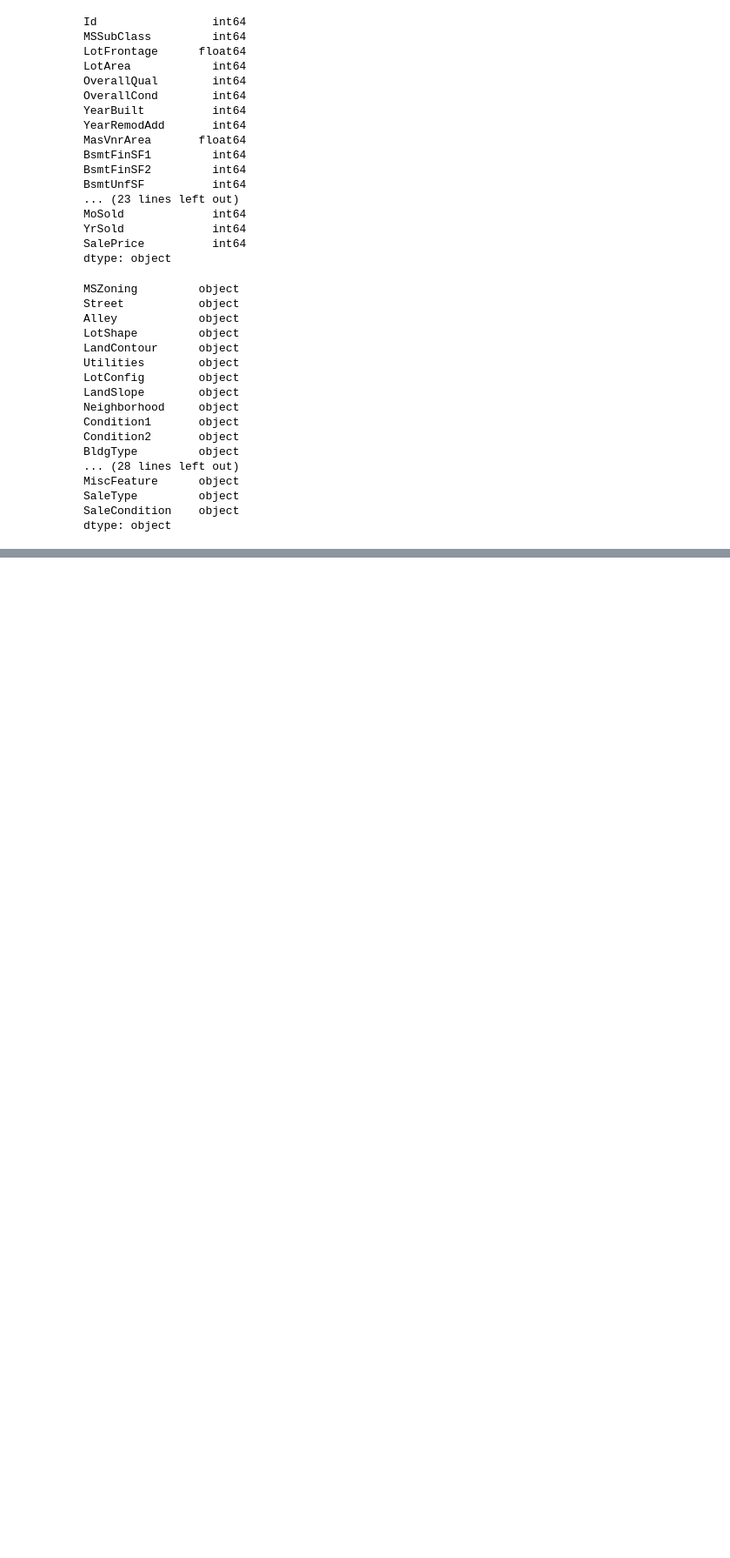
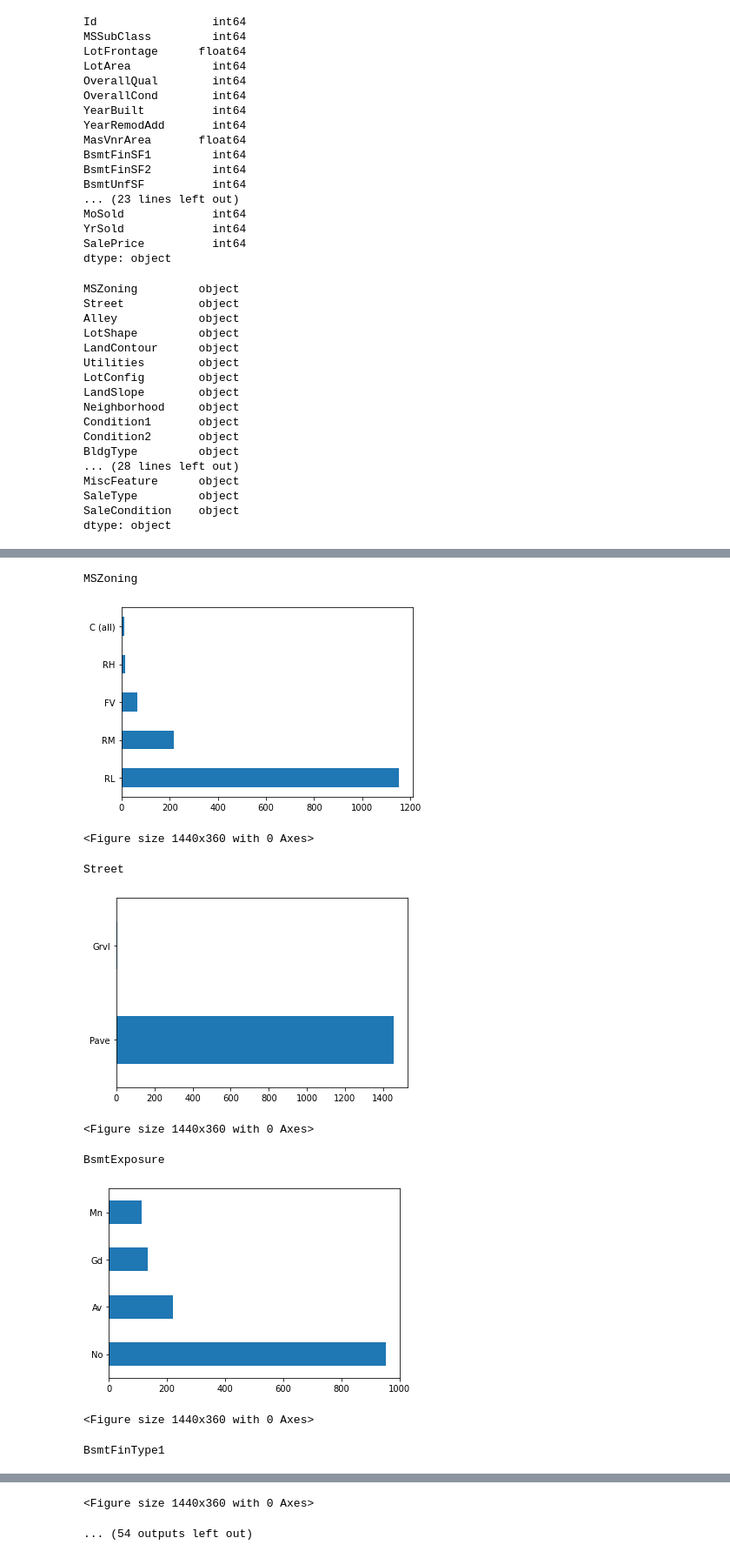
Before and after one commit to srue1834/DS_LAB1, a Jupyter notebook: HousePrices.ipynb, the cells around one changed output, grey strips where cells are left out. Shown at 87% size. Drawn from its saved outputs; the diff is of its cells as text; code cells hidden in the pictures; blank space fills up the shorter version.

```diff
--- a/HousePrices.ipynb
+++ b/HousePrices.ipynb
@@ -72,0 +169,28 @@ corr = df.set_index('alpha_3').corr()
+# %%
+df.describe(include=['object']).transpose()
+cuali = ['MSZoning', 'Street','BsmtExposure','BsmtFinType1','BsmtFinType2','Heating','HeatingQC','CentralAir','Electrical','KitchenQual','Functional','FireplaceQu','GarageType','GarageFinish','GarageQual','GarageCond','PavedDrive','PoolQC','Fence','MiscFeature','SaleType','SaleCondition']
+# %%
+pd.set_option("display.max_rows", df.shape[0]+1)
+for cual in cuali:
+  #Omitimos ID ya que no tiene información relevante
+  if(cual == "Id"):
+    pass
+  #Hacemos una tabla de frecuencias para poder apreciar la información
+  elif(cual in ["Neighborhood", "YearBuilt", "YearRemodAdd", "GarageYrBlt"]):
+    print(df[cual].value_counts(), "\n")
+  else:
+    df[cual].value_counts().plot(kind='barh')
+    plt.figure(figsize=(20,5))
+    print(cual)
+    plt.show()
+# %% [output]
+MSZoning
+[figure, added]
+<Figure size 1440x360 with 0 Axes>
+Street
+[figure, added]
+<Figure size 1440x360 with 0 Axes>
+BsmtExposure
+[figure, added]
+<Figure size 1440x360 with 0 Axes>
+BsmtFinType1
@@ -72,0 +198,2 @@ corr = df.set_index('alpha_3').corr()
+<Figure size 1440x360 with 0 Axes>
+... (54 outputs left out)
```
Also changed, not shown: parts of 18 cells of this notebook.
